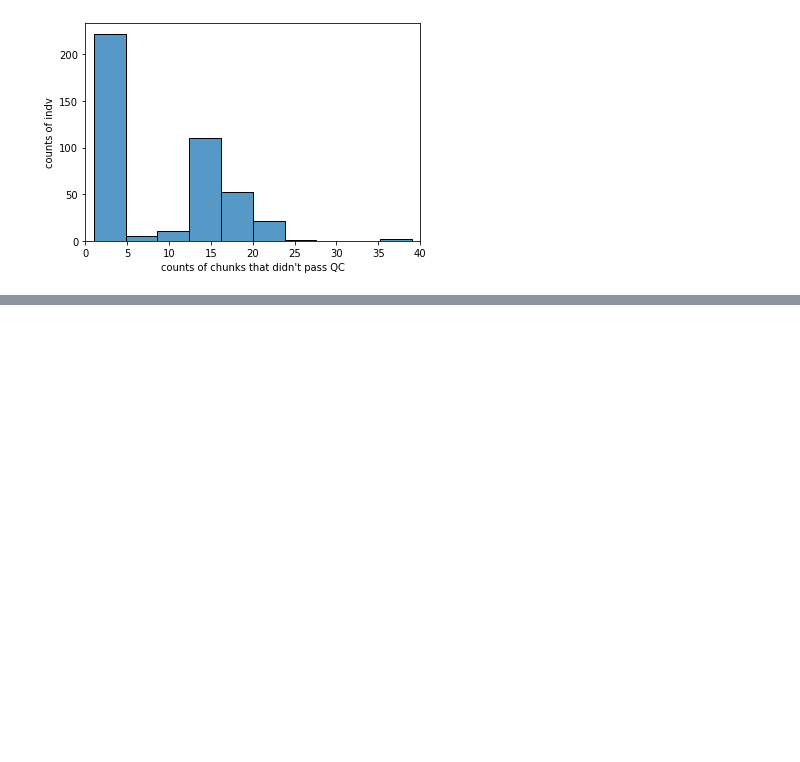
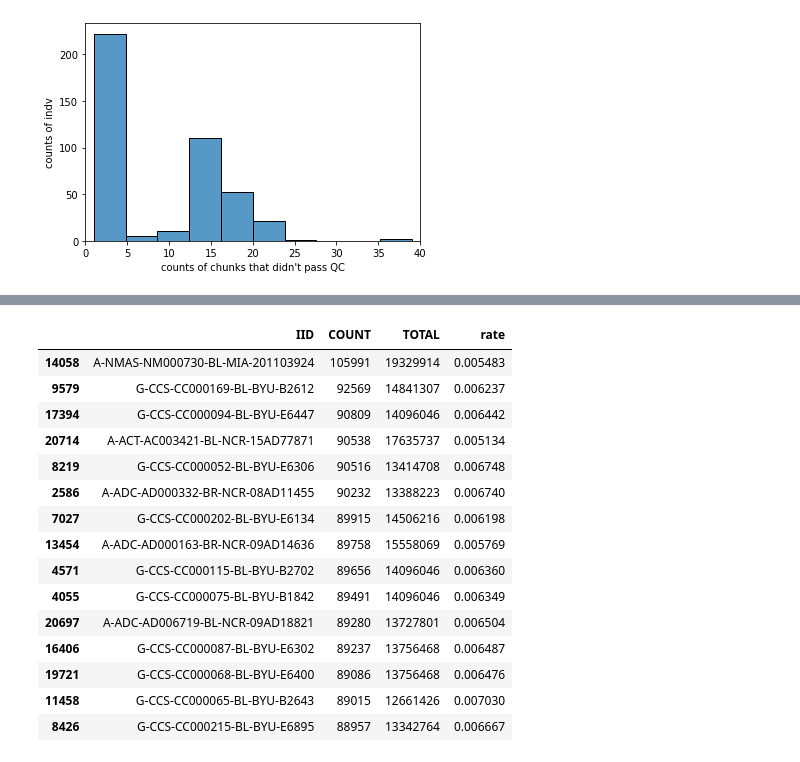
Before and after one commit to teresa-sansan/ADSP_polyfun, a Jupyter notebook: analysis/36k_indv_qc.ipynb, the cells around one changed output, grey strips where cells are left out. Saved outputs shown, nothing was run; the diff lists cells and outputs as text; code cells hidden in the pictures; blank space fills up the shorter version.

```diff
--- a/analysis/36k_indv_qc.ipynb
+++ b/analysis/36k_indv_qc.ipynb
@@ -80,0 +115,19 @@ plt.xlim(0, 40)
+# %%
+var_count.sort_values(by = "COUNT", ascending=False).head(15)
+# %% [output]
+|  | IID | COUNT | TOTAL | rate |
+| 14058 | A-NMAS-NM000730-BL-MIA-201103924 | 105991 | 19329914 | 0.005483 |
+| 9579 | G-CCS-CC000169-BL-BYU-B2612 | 92569 | 14841307 | 0.006237 |
+| 17394 | G-CCS-CC000094-BL-BYU-E6447 | 90809 | 14096046 | 0.006442 |
+| 20714 | A-ACT-AC003421-BL-NCR-15AD77871 | 90538 | 17635737 | 0.005134 |
+| 8219 | G-CCS-CC000052-BL-BYU-E6306 | 90516 | 13414708 | 0.006748 |
+| 2586 | A-ADC-AD000332-BR-NCR-08AD11455 | 90232 | 13388223 | 0.006740 |
+| 7027 | G-CCS-CC000202-BL-BYU-E6134 | 89915 | 14506216 | 0.006198 |
+| 13454 | A-ADC-AD000163-BR-NCR-09AD14636 | 89758 | 15558069 | 0.005769 |
+| 4571 | G-CCS-CC000115-BL-BYU-B2702 | 89656 | 14096046 | 0.006360 |
+| 4055 | G-CCS-CC000075-BL-BYU-B1842 | 89491 | 14096046 | 0.006349 |
+| 20697 | A-ADC-AD006719-BL-NCR-09AD18821 | 89280 | 13727801 | 0.006504 |
+| 16406 | G-CCS-CC000087-BL-BYU-E6302 | 89237 | 13756468 | 0.006487 |
+| 19721 | G-CCS-CC000068-BL-BYU-E6400 | 89086 | 13756468 | 0.006476 |
+| 11458 | G-CCS-CC000065-BL-BYU-B2643 | 89015 | 12661426 | 0.007030 |
+| 8426 | G-CCS-CC000215-BL-BYU-E6895 | 88957 | 13342764 | 0.006667 |
```
Also changed, not shown: parts of 9 cells of this notebook, 1 other file.
